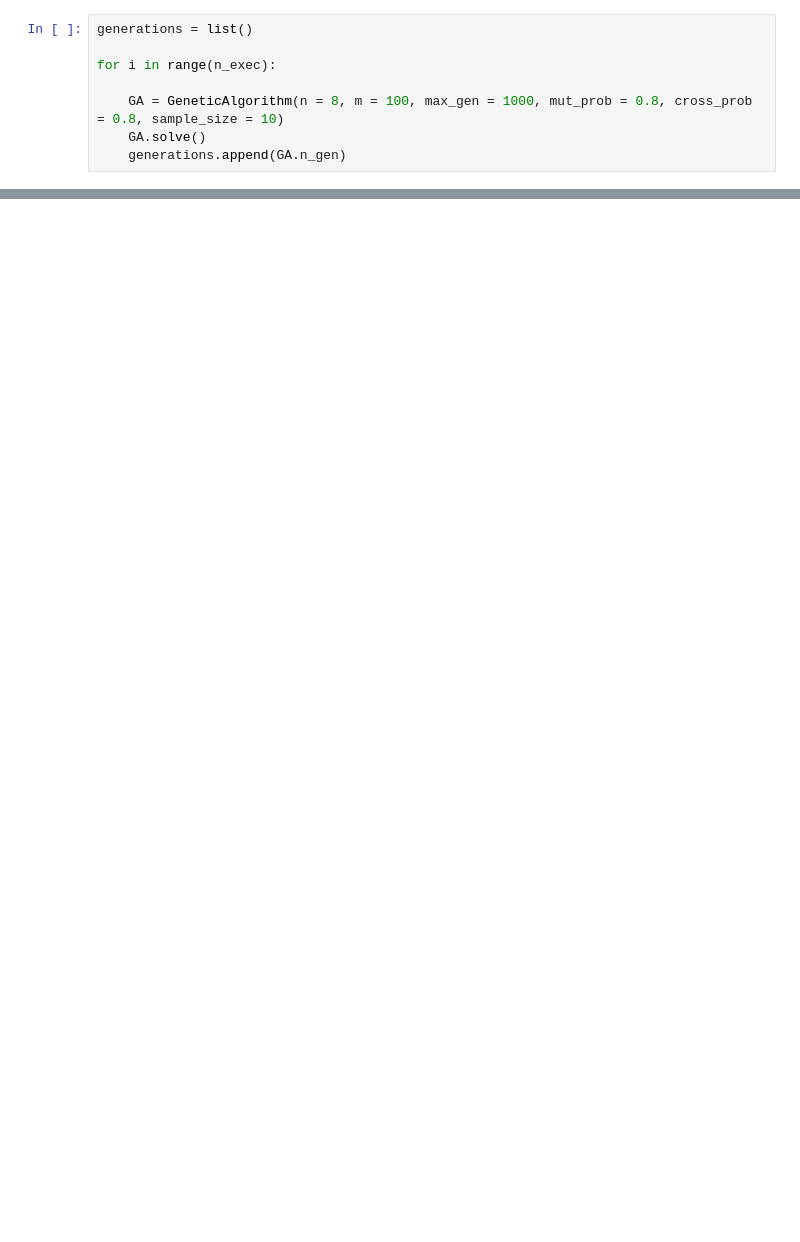
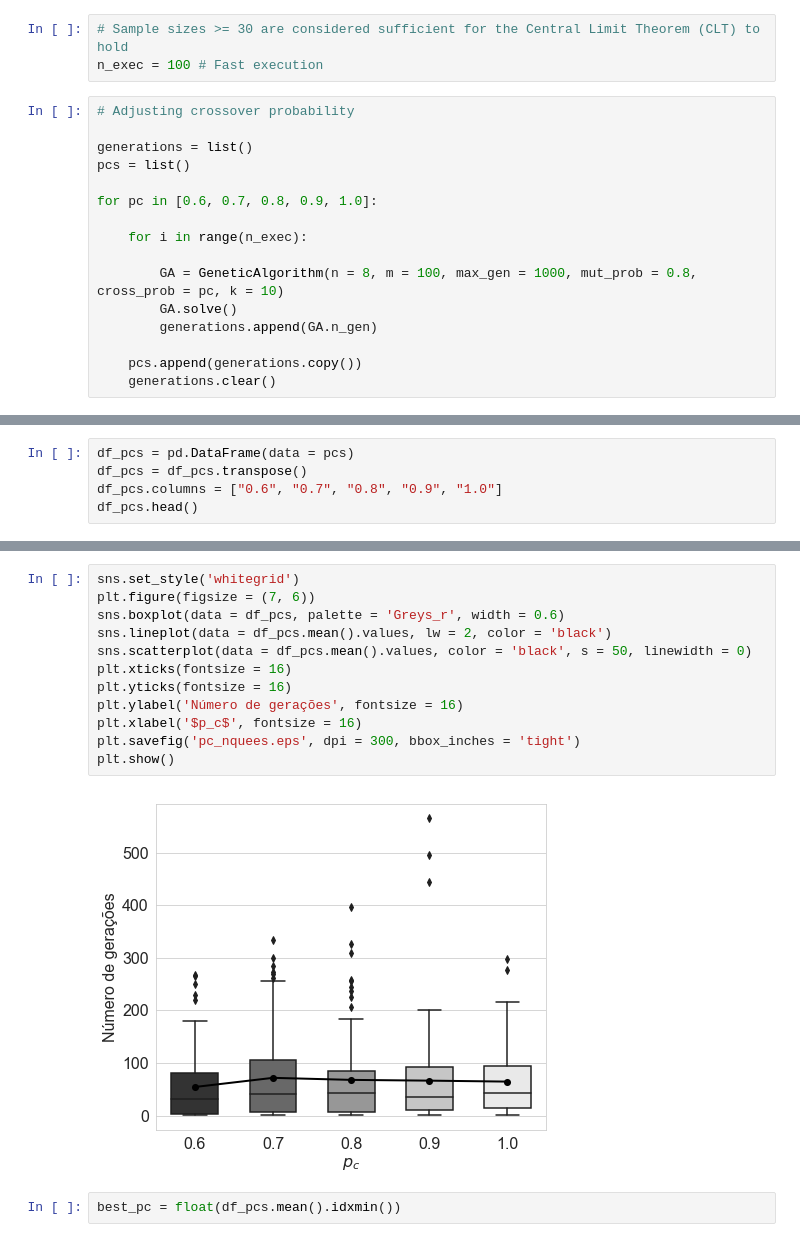
Before and after one commit to pedbrgs/Evolutionary-Computation, a Jupyter notebook: Project 1/N-Queens Analysis.ipynb, the cells around one changed output, grey strips where cells are left out. Drawn from its saved outputs; the diff is of its cells as text; blank space fills up the shorter version.

```diff
--- a/Project 1/N-Queens Analysis.ipynb
+++ b/Project 1/N-Queens Analysis.ipynb
@@ -5,8 +7,19 @@ n_exec = 1000
+# %%
+# Sample sizes >= 30 are considered sufficient for the Central Limit Theorem (CLT) to hold
+n_exec = 100 # Fast execution
 # %%
+# Adjusting crossover probability
+
 generations = list()
+pcs = list()
 
-for i in range(n_exec):
+for pc in [0.6, 0.7, 0.8, 0.9, 1.0]:
 
-    GA = GeneticAlgorithm(n = 8, m = 100, max_gen = 1000, mut_prob = 0.8, cross_prob = 0.8, sample_size = 10)
-    GA.solve()
-    generations.append(GA.n_gen)
+    for i in range(n_exec):
+
+        GA = GeneticAlgorithm(n = 8, m = 100, max_gen = 1000, mut_prob = 0.8, cross_prob = pc, k = 10)
+        GA.solve()
+        generations.append(GA.n_gen)
+
+    pcs.append(generations.copy())
+    generations.clear()
@@ -25,0 +26,5 @@ print(min(generations))
+# %%
+df_pcs = pd.DataFrame(data = pcs)
+df_pcs = df_pcs.transpose()
+df_pcs.columns = ["0.6", "0.7", "0.8", "0.9", "1.0"]
+df_pcs.head()
@@ -25,0 +38,16 @@ print(min(generations))
+# %%
+sns.set_style('whitegrid')
+plt.figure(figsize = (7, 6))
+sns.boxplot(data = df_pcs, palette = 'Greys_r', width = 0.6)
+sns.lineplot(data = df_pcs.mean().values, lw = 2, color = 'black')
+sns.scatterplot(data = df_pcs.mean().values, color = 'black', s = 50, linewidth = 0)
+plt.xticks(fontsize = 16)
+plt.yticks(fontsize = 16)
+plt.ylabel('Número de gerações', fontsize = 16)
+plt.xlabel('$p_c$', fontsize = 16)
+plt.savefig('pc_nquees.eps', dpi = 300, bbox_inches = 'tight')
+plt.show()
+# %% [output]
+[figure, added]
+# %%
+best_pc = float(df_pcs.mean().idxmin())
```
Also changed, not shown: parts of 13 cells of this notebook, 8 other files.
